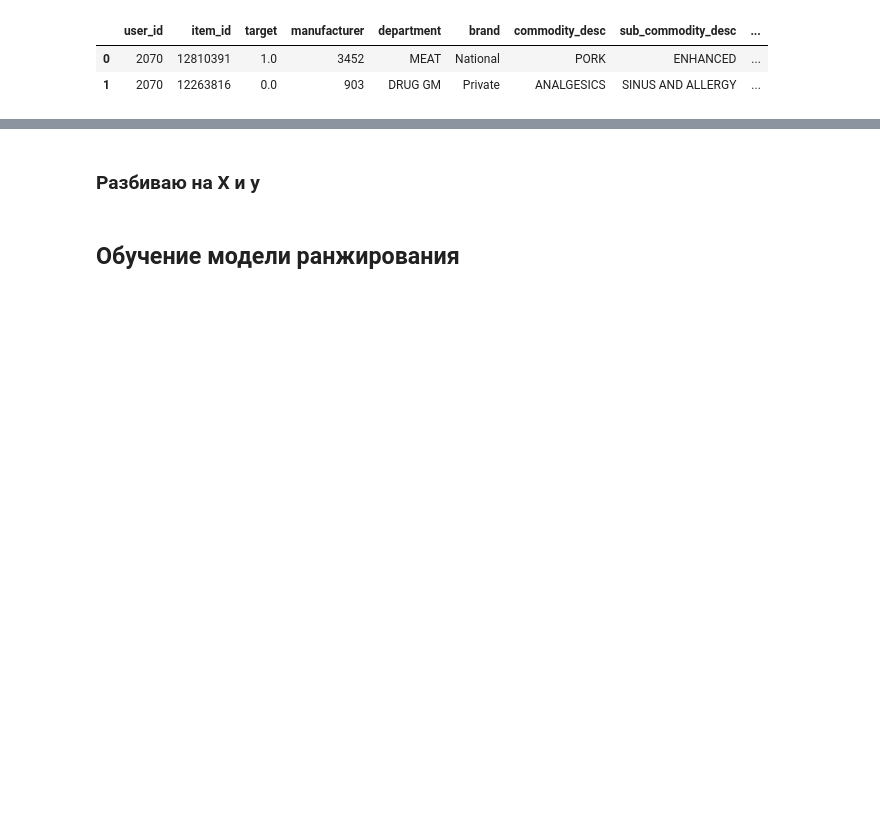
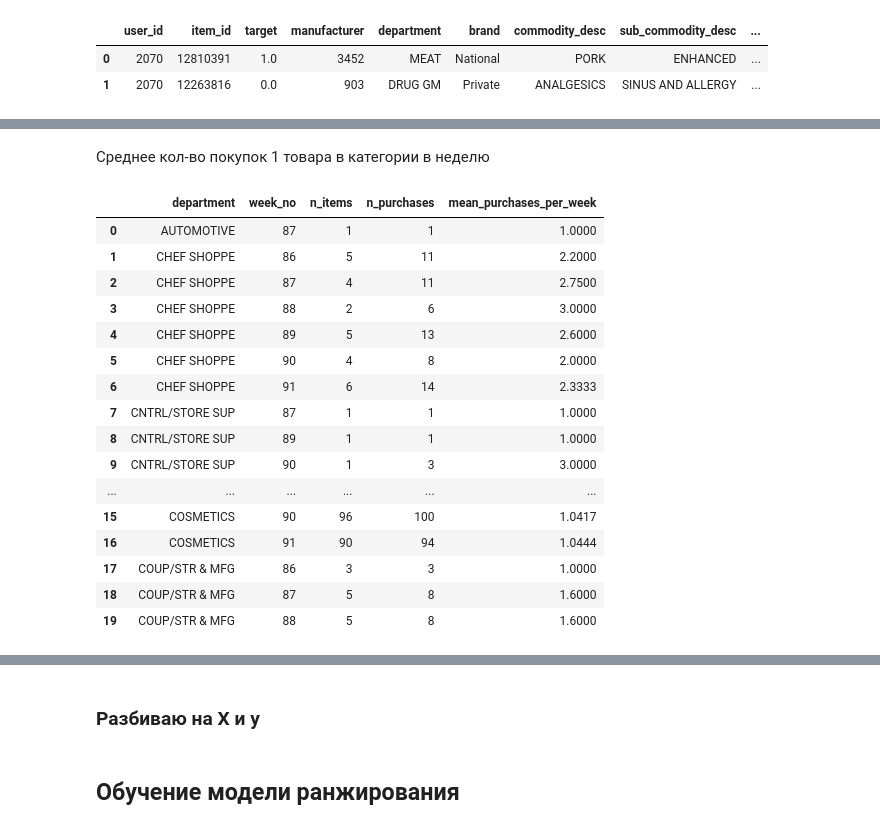
Before and after one commit to AntonyVasilev/Recommendations-systems, a Jupyter notebook: HW_webinar_6_AVasilev.ipynb, the cells around one changed output, grey strips where cells are left out. Drawn from its saved outputs; the diff is of its cells as text; code cells hidden in the pictures; blank space fills up the shorter version.

```diff
--- a/HW_webinar_6_AVasilev.ipynb
+++ b/HW_webinar_6_AVasilev.ipynb
@@ -523,0 +611,37 @@ df_ranker_train.head(2)
+# %% [markdown]
+Среднее кол-во покупок 1 товара в категории в неделю
+# %%
+n_purhases_by_dept = data_train_ranker.merge(item_features, on='item_id', how='left').groupby(
+    by=['department', 'week_no', 'item_id'])['basket_id'].nunique().reset_index()
+n_purhases_by_dept.rename(columns={'basket_id': 'n_purchases'}, inplace=True)
+n_items_per_week = n_purhases_by_dept.groupby(by=['department', 'week_no'])[
+    'item_id'].count().reset_index()
+n_items_per_week.rename(columns={'item_id': 'n_items'}, inplace=True)
+n_purchases_per_week = n_purhases_by_dept.groupby(by=['department', 'week_no'])[
+    'n_purchases'].sum().reset_index()
+mean_purchases_per_week = n_items_per_week.merge(n_purchases_per_week,
+                                                 on=['department', 'week_no'], how='left')
+mean_purchases_per_week['mean_purchases_per_week'] = round(
+    mean_purchases_per_week.n_purchases / mean_purchases_per_week.n_items, 4)
+mean_purchases_per_week.drop([0, 1, 2, 3, 4, 5], axis=0, inplace=True)
+mean_purchases_per_week.reset_index(inplace=True)
+mean_purchases_per_week.drop('index', axis=1, inplace=True)
+mean_purchases_per_week.head(20)
+# %% [output]
+|  | department | week_no | n_items | n_purchases | mean_purchases_per_week |
+| 0 | AUTOMOTIVE | 87 | 1 | 1 | 1.0000 |
+| 1 | CHEF SHOPPE | 86 | 5 | 11 | 2.2000 |
+| 2 | CHEF SHOPPE | 87 | 4 | 11 | 2.7500 |
+| 3 | CHEF SHOPPE | 88 | 2 | 6 | 3.0000 |
+| 4 | CHEF SHOPPE | 89 | 5 | 13 | 2.6000 |
+| 5 | CHEF SHOPPE | 90 | 4 | 8 | 2.0000 |
+| 6 | CHEF SHOPPE | 91 | 6 | 14 | 2.3333 |
+| 7 | CNTRL/STORE SUP | 87 | 1 | 1 | 1.0000 |
+| 8 | CNTRL/STORE SUP | 89 | 1 | 1 | 1.0000 |
+| 9 | CNTRL/STORE SUP | 90 | 1 | 3 | 3.0000 |
+| ... | ... | ... | ... | ... | ... |
+| 15 | COSMETICS | 90 | 96 | 100 | 1.0417 |
+| 16 | COSMETICS | 91 | 90 | 94 | 1.0444 |
+| 17 | COUP/STR & MFG | 86 | 3 | 3 | 1.0000 |
+| 18 | COUP/STR & MFG | 87 | 5 | 8 | 1.6000 |
+| 19 | COUP/STR & MFG | 88 | 5 | 8 | 1.6000 |
```
Also changed, not shown: parts of 27 cells of this notebook.
